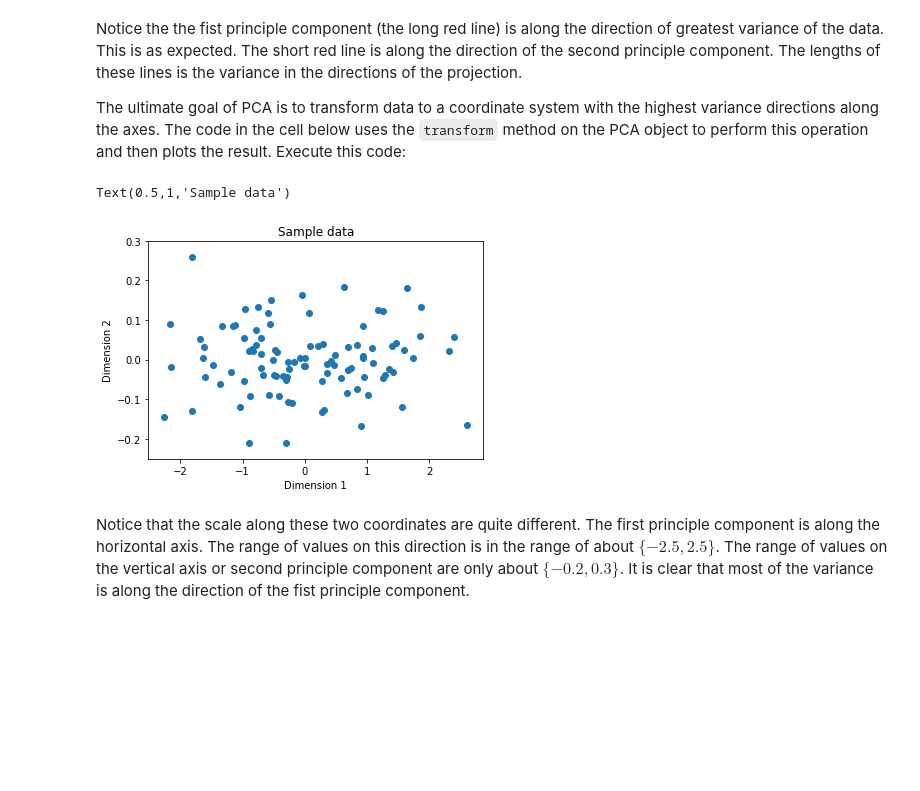
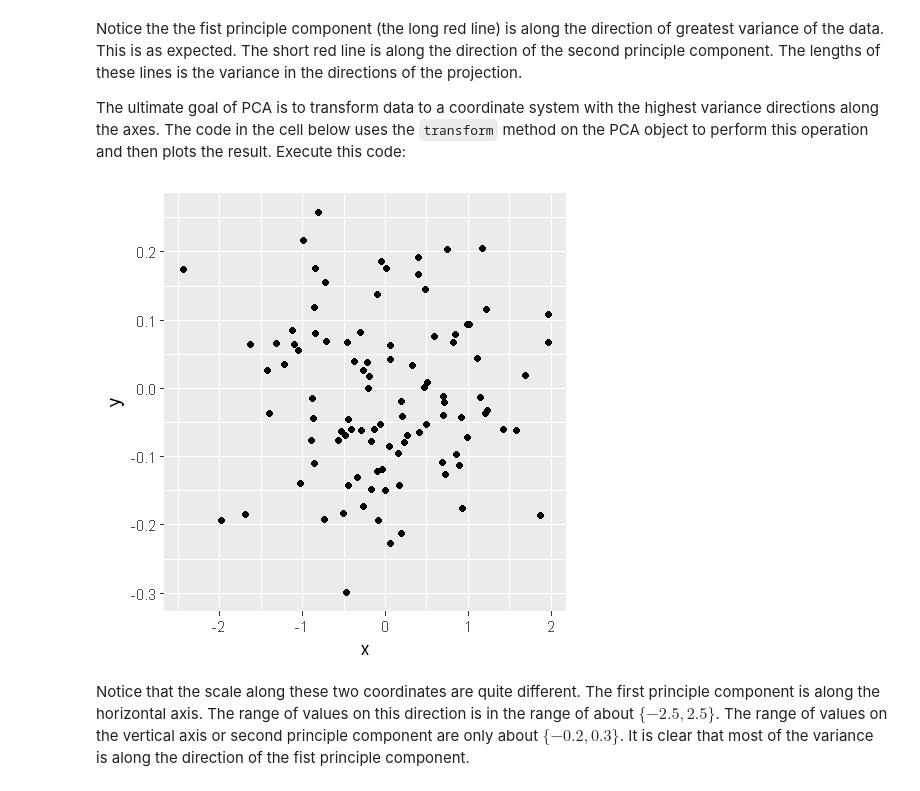
Before and after one commit to vijayraavi/Principles-of-Machine-Learning-R, a Jupyter notebook: Module5/DimensionalityReduction.ipynb, the cells around one changed output. Saved outputs shown, nothing was run; the diff lists cells and outputs as text; code cells hidden in the pictures; blank space fills up the shorter version.

Commit message:
updated data prep and added code to CV and Dim Reduction NBs

```diff
--- a/Module5/DimensionalityReduction.ipynb
+++ b/Module5/DimensionalityReduction.ipynb
@@ -93,3 +94,6 @@ y 0.7516182  0.6595985
 Notice that the explained variance of the first component is many times larger than for the second component. This is exactly the desired result indicating the first principle component explains the majority of the variance of the sample data.
 
 The code in the cell below computes and prints the scaled components. Mathematically, the scaled components are the eigenvectors scalled by the eigenvalues. Execute this code:
+# %%
+sdev_scaled = pca_mod$sdev**2/sum(pca_mod$sdev**2)
+sdev_scaled
@@ -96,7 +102,8 @@ The code in the cell below computes and prints the scaled components. Mathematic
 # %%
 scaled_pca = data.frame(matrix(c(0,0,0,0), nrow = 2, ncol = 2))
 for(i in 1:2){
-    scaled_pca[,i] = pca_mod$sdev[i] * pca_mod$rotation[,i]
+#    scaled_pca[,i] = pca_mod$rotation[,i] * pca_mod$sdev
+    scaled_pca[i,] = pca_mod$rotation[i,] * sdev_scaled
 }
 names(scaled_pca) = c('PC1','PC2')
 str(scaled_pca)
@@ -130,12 +133,13 @@ pca_transform(df, pca_scaled){
-# %%
-trans = pca_fit.transform(sample)
-plt.scatter(trans[:,0], trans[:,1])
-plt.xlabel('Dimension 1')
-plt.ylabel('Dimension 2')
-plt.title('Sample data')
-# %% [output]
-Text(0.5,1,'Sample data')
-[figure, removed]
+# %%
+pca_transform = function(df, pca, ncomps){
+    data.frame(as.matrix(df) %*% as.matrix(pca)[,1:ncomps])
+}
+
+trans_sample = pca_transform(sample, scaled_pca, 2)
+names(trans_sample) = c('x', 'y')
+ggplot(trans_sample, aes(x,y)) + geom_point()
+# %% [output]
+[figure, added]
 # %% [markdown]
 Notice that the scale along these two coordinates are quite different. The first principle component is along the horizontal axis. The range of values on this direction is in the range of about $\{ -2.5,2.5 \}$. The range of values on the vertical axis or second principle component are only about $\{ -0.2, 0.3 \}$. It is clear that most of the variance is along the direction of the fist principle component.
 # %% [markdown]
```
Also changed, not shown: parts of 21 cells of this notebook, 3 other files.
